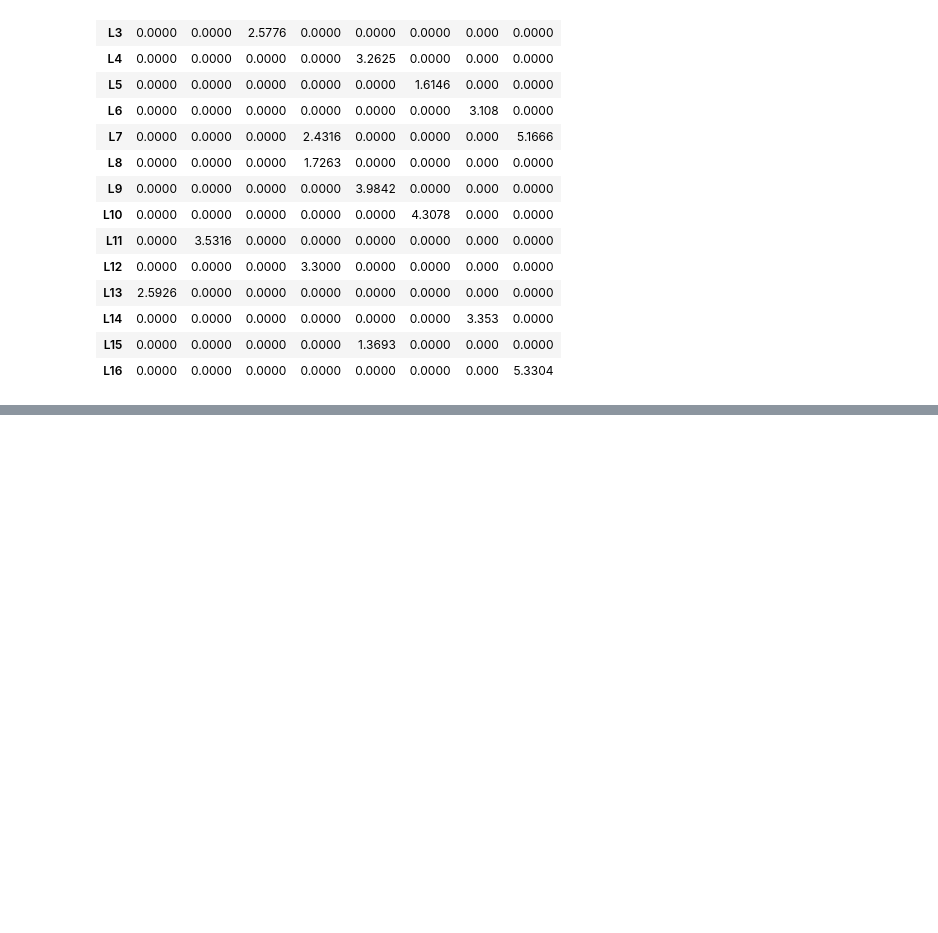
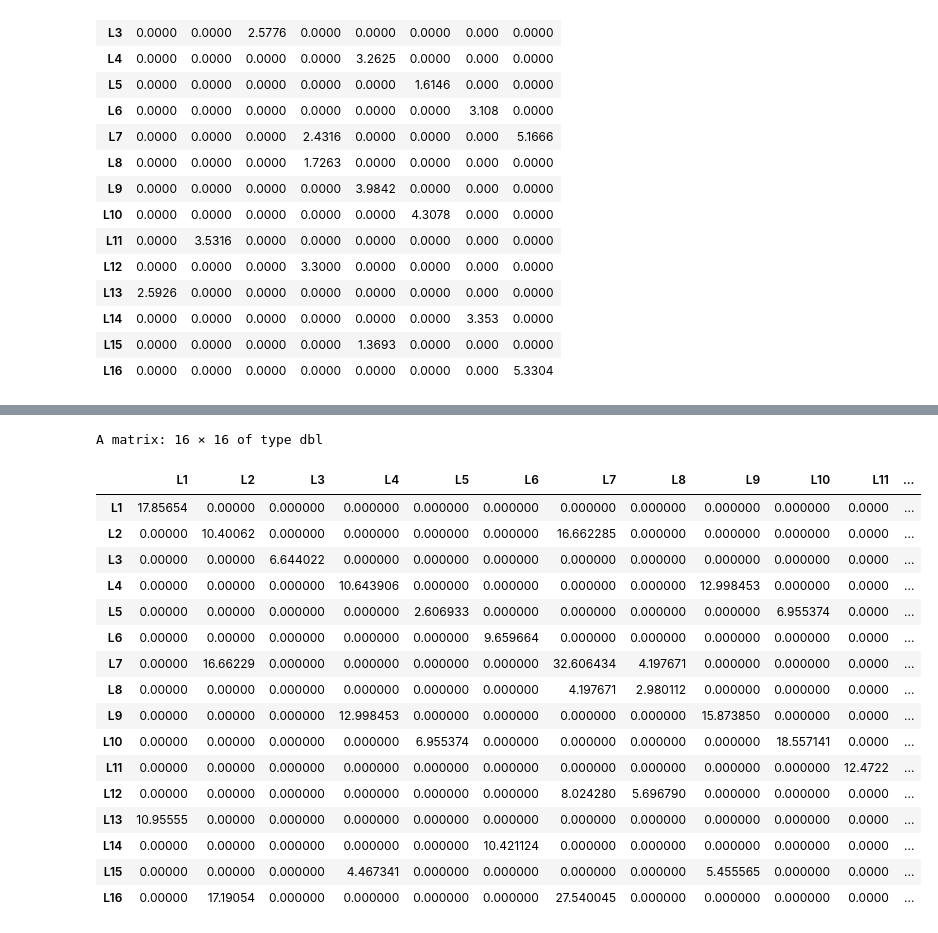
Before and after one commit to ludwigHoon/BPTNW, a Jupyter notebook: Bipartite Network Modelling for Measles Hotspot Detection.ipynb, the cells around one changed output, grey strips where cells are left out. Cells and saved outputs as stored; diff of their text form; code cells hidden in the pictures; blank space fills up the shorter version.

```diff
--- a/Bipartite Network Modelling for Measles Hotspot Detection.ipynb
+++ b/Bipartite Network Modelling for Measles Hotspot Detection.ipynb
@@ -656,0 +661,22 @@ A data.frame: 16 × 8
+# %%
+Hub = as.matrix(linkWeight) %*% t(linkWeight)
+Hub
+# %% [output]
+A matrix: 16 × 16 of type dbl
+|  | L1 | L2 | L3 | L4 | L5 | L6 | L7 | L8 | L9 | L10 | L11 | ... |
+| L1 | 17.85654 | 0.00000 | 0.000000 | 0.000000 | 0.000000 | 0.000000 | 0.000000 | 0.000000 | 0.000000 | 0.000000 | 0.0000 | ... |
+| L2 | 0.00000 | 10.40062 | 0.000000 | 0.000000 | 0.000000 | 0.000000 | 16.662285 | 0.000000 | 0.000000 | 0.000000 | 0.0000 | ... |
+| L3 | 0.00000 | 0.00000 | 6.644022 | 0.000000 | 0.000000 | 0.000000 | 0.000000 | 0.000000 | 0.000000 | 0.000000 | 0.0000 | ... |
+| L4 | 0.00000 | 0.00000 | 0.000000 | 10.643906 | 0.000000 | 0.000000 | 0.000000 | 0.000000 | 12.998453 | 0.000000 | 0.0000 | ... |
+| L5 | 0.00000 | 0.00000 | 0.000000 | 0.000000 | 2.606933 | 0.000000 | 0.000000 | 0.000000 | 0.000000 | 6.955374 | 0.0000 | ... |
+| L6 | 0.00000 | 0.00000 | 0.000000 | 0.000000 | 0.000000 | 9.659664 | 0.000000 | 0.000000 | 0.000000 | 0.000000 | 0.0000 | ... |
+| L7 | 0.00000 | 16.66229 | 0.000000 | 0.000000 | 0.000000 | 0.000000 | 32.606434 | 4.197671 | 0.000000 | 0.000000 | 0.0000 | ... |
+| L8 | 0.00000 | 0.00000 | 0.000000 | 0.000000 | 0.000000 | 0.000000 | 4.197671 | 2.980112 | 0.000000 | 0.000000 | 0.0000 | ... |
+| L9 | 0.00000 | 0.00000 | 0.000000 | 12.998453 | 0.000000 | 0.000000 | 0.000000 | 0.000000 | 15.873850 | 0.000000 | 0.0000 | ... |
+| L10 | 0.00000 | 0.00000 | 0.000000 | 0.000000 | 6.955374 | 0.000000 | 0.000000 | 0.000000 | 0.000000 | 18.557141 | 0.0000 | ... |
+| L11 | 0.00000 | 0.00000 | 0.000000 | 0.000000 | 0.000000 | 0.000000 | 0.000000 | 0.000000 | 0.000000 | 0.000000 | 12.4722 | ... |
+| L12 | 0.00000 | 0.00000 | 0.000000 | 0.000000 | 0.000000 | 0.000000 | 8.024280 | 5.696790 | 0.000000 | 0.000000 | 0.0000 | ... |
+| L13 | 10.95555 | 0.00000 | 0.000000 | 0.000000 | 0.000000 | 0.000000 | 0.000000 | 0.000000 | 0.000000 | 0.000000 | 0.0000 | ... |
+| L14 | 0.00000 | 0.00000 | 0.000000 | 0.000000 | 0.000000 | 10.421124 | 0.000000 | 0.000000 | 0.000000 | 0.000000 | 0.0000 | ... |
+| L15 | 0.00000 | 0.00000 | 0.000000 | 4.467341 | 0.000000 | 0.000000 | 0.000000 | 0.000000 | 5.455565 | 0.000000 | 0.0000 | ... |
+| L16 | 0.00000 | 17.19054 | 0.000000 | 0.000000 | 0.000000 | 0.000000 | 27.540045 | 0.000000 | 0.000000 | 0.000000 | 0.0000 | ... |
```
Also changed, not shown: parts of 7 cells of this notebook.
